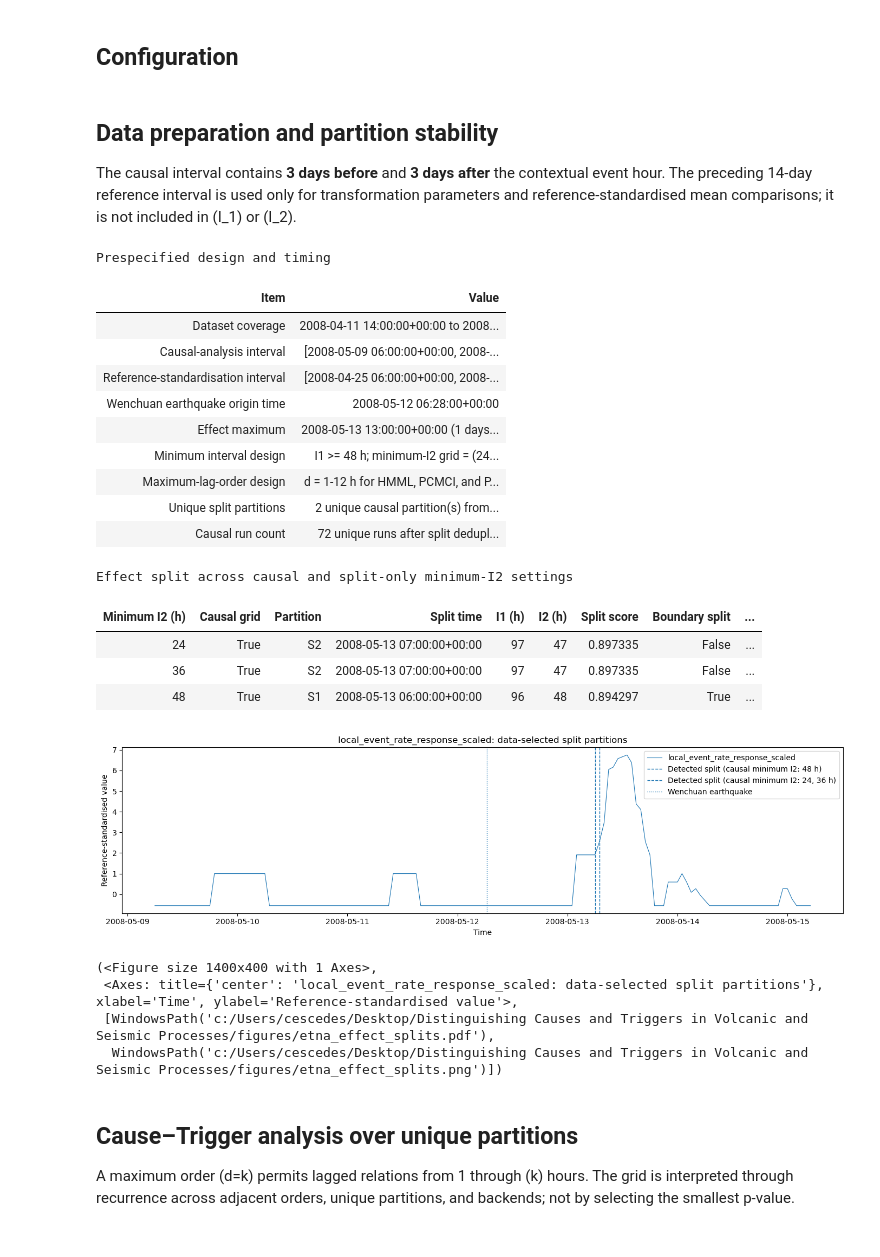
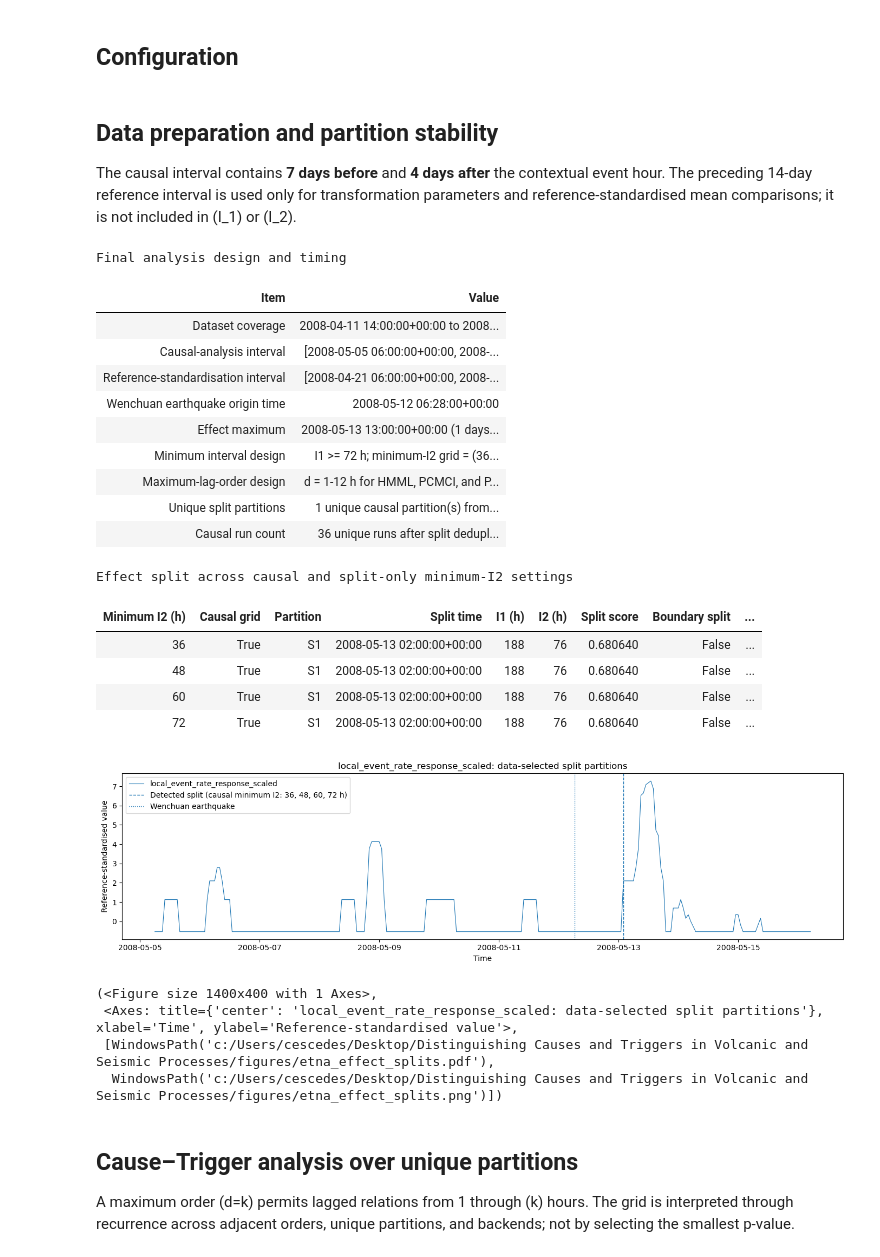
Before and after one commit to alectois/Distinguishing-Causes-and-Triggers-in-Volcanic-and-Seismic-Processes, a Jupyter notebook: notebooks/etna_cause_trigger.ipynb, the cells around one changed output. Cells and saved outputs as stored; diff of their text form; code cells hidden in the pictures.

```diff
--- a/notebooks/etna_cause_trigger.ipynb
+++ b/notebooks/etna_cause_trigger.ipynb
@@ -63,13 +63,13 @@ SHOW_SCALING_REPORT = False
 EVENT_TIME = pd.Timestamp("2008-05-12 06:28:00", tz="UTC")
 EVENT_LABEL = "Wenchuan earthquake origin time"
 
-CASE_PRE_DAYS = 3
-CASE_POST_DAYS = 3
+CASE_PRE_DAYS = 7
+CASE_POST_DAYS = 4
 REFERENCE_DAYS = 14
 REFERENCE_MIN_COVERAGE = 0.90
 
-MIN_I1_LENGTH = 48
-MIN_I2_GRID = (24, 36, 48)
+MIN_I1_LENGTH = 72
+MIN_I2_GRID = (36, 48, 60, 72)
 LAG_GRID = tuple(range(1, 13))
 
 ALPHA = 0.05
@@ -80,7 +80,7 @@ COND_IND_TEST = "robust_parcorr"
 # %% [markdown]
 ## Data preparation and partition stability
 
-The causal interval contains **3 days before** and **3 days after** the contextual event hour. The preceding 14-day reference interval is used only for transformation parameters and reference-standardised mean comparisons; it is not included in \(I_1\) or \(I_2\).
+The causal interval contains **7 days before** and **4 days after** the contextual event hour. The preceding 14-day reference interval is used only for transformation parameters and reference-standardised mean comparisons; it is not included in \(I_1\) or \(I_2\).
 # %%
 analysis = prepare_case_analysis(
     data_path=DATA_PATH,
@@ -101,45 +101,46 @@ analysis = prepare_case_analysis(
     cond_ind_test=COND_IND_TEST,
 )
 
-show_table(analysis.design_summary, "Prespecified design and timing")
+show_table(analysis.design_summary, "Final analysis design and timing")
 show_table(
     split_display_table(analysis.split_summary),
     "Effect split across causal and split-only minimum-I2 settings",
 )
 
 if SHOW_SCALING_REPORT:
     show_table(
         analysis.scaling_report.reset_index(names="Variable"),
         "Transformation and scaling audit",
     )
 
 plot_effect_with_splits(
     analysis.X_mean,
     EFFECT,
     analysis.split_summary,
     event_time=EVENT_TIME,
     event_label="Wenchuan earthquake",
     filename="etna_effect_splits",
     save_dir=FIGURES_DIR,
 )
 # %% [output]
-Prespecified design and timing
+Final analysis design and timing
 | Item | Value |
 | Dataset coverage | 2008-04-11 14:00:00+00:00 to 2008... |
-| Causal-analysis interval | [2008-05-09 06:00:00+00:00, 2008-... |
-| Reference-standardisation interval | [2008-04-25 06:00:00+00:00, 2008-... |
+| Causal-analysis interval | [2008-05-05 06:00:00+00:00, 2008-... |
+| Reference-standardisation interval | [2008-04-21 06:00:00+00:00, 2008-... |
 | Wenchuan earthquake origin time | 2008-05-12 06:28:00+00:00 |
 | Effect maximum | 2008-05-13 13:00:00+00:00 (1 days... |
-| Minimum interval design | I1 >= 48 h; minimum-I2 grid = (24... |
+| Minimum interval design | I1 >= 72 h; minimum-I2 grid = (36... |
 | Maximum-lag-order design | d = 1-12 h for HMML, PCMCI, and P... |
-| Unique split partitions | 2 unique causal partition(s) from... |
-| Causal run count | 72 unique runs after split dedupl... |
+| Unique split partitions | 1 unique causal partition(s) from... |
+| Causal run count | 36 unique runs after split dedupl... |
 Effect split across causal and split-only minimum-I2 settings
 | Minimum I2 (h) | Causal grid | Partition | Split time | I1 (h) | I2 (h) | Split score | Boundary split | ... |
-| 24 | True | S2 | 2008-05-13 07:00:00+00:00 | 97 | 47 | 0.897335 | False | ... |
-| 36 | True | S2 | 2008-05-13 07:00:00+00:00 | 97 | 47 | 0.897335 | False | ... |
-| 48 | True | S1 | 2008-05-13 06:00:00+00:00 | 96 | 48 | 0.894297 | True | ... |
+| 36 | True | S1 | 2008-05-13 02:00:00+00:00 | 188 | 76 | 0.680640 | False | ... |
+| 48 | True | S1 | 2008-05-13 02:00:00+00:00 | 188 | 76 | 0.680640 | False | ... |
+| 60 | True | S1 | 2008-05-13 02:00:00+00:00 | 188 | 76 | 0.680640 | False | ... |
+| 72 | True | S1 | 2008-05-13 02:00:00+00:00 | 188 | 76 | 0.680640 | False | ... |
-[figure, old version]
+[figure, new version]
 (<Figure size 1400x400 with 1 Axes>,
  <Axes: title={'center': 'local_event_rate_response_scaled: data-selected split partitions'}, xlabel='Time', ylabel='Reference-standardised value'>,
  [WindowsPath('c:/Users/cescedes/Desktop/Distinguishing Causes and Triggers in Volcanic and Seismic Processes/figures/etna_effect_splits.pdf'),
```
Also changed, not shown: parts of 5 cells of this notebook, 11 other files.
